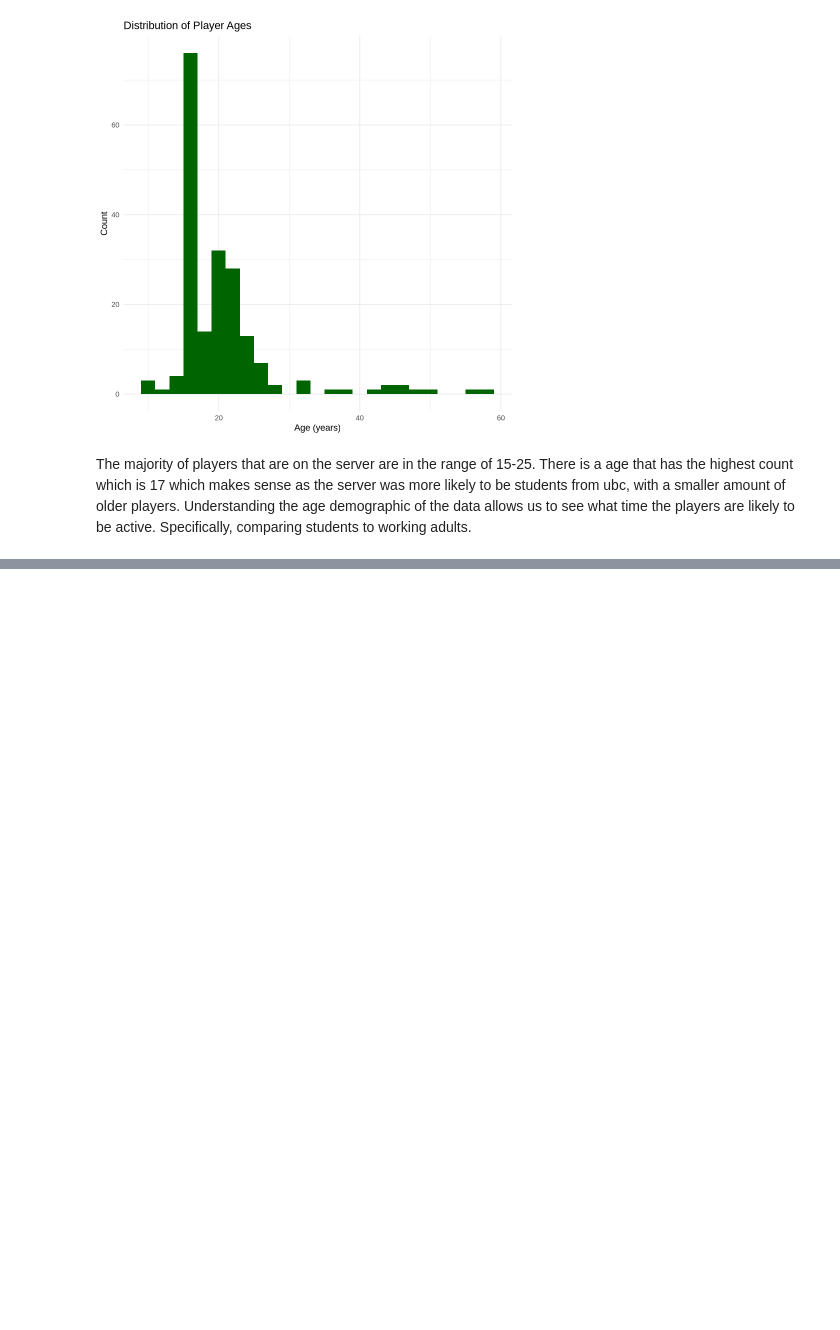
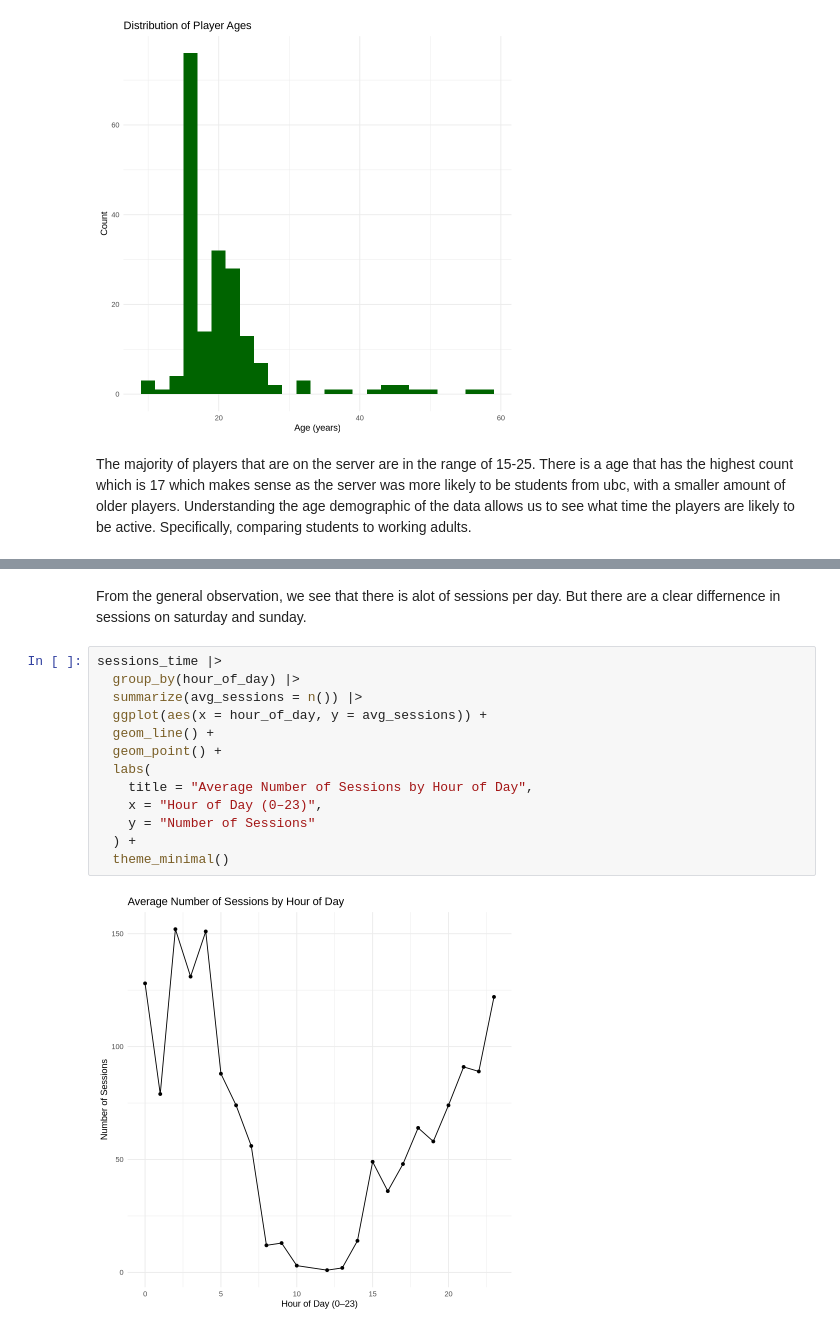
Before and after one commit to gaida123/dsci-100-2025-individual-project-planning, a Jupyter notebook: Project Plan.ipynb, the cells around one changed output, grey strips where cells are left out. Saved outputs shown, nothing was run; the diff lists cells and outputs as text; blank space fills up the shorter version.

```diff
--- a/Project Plan.ipynb
+++ b/Project Plan.ipynb
@@ -250,0 +265,17 @@ A tibble: 1535 × 7
+# %% [markdown]
+From the general observation, we see that there is alot of sessions per day. But there are a clear differnence in sessions on saturday and sunday.
+# %%
+sessions_time |>
+  group_by(hour_of_day) |>
+  summarize(avg_sessions = n()) |>
+  ggplot(aes(x = hour_of_day, y = avg_sessions)) +
+  geom_line() +
+  geom_point() +
+  labs(
+    title = "Average Number of Sessions by Hour of Day",
+    x = "Hour of Day (0–23)",
+    y = "Number of Sessions"
+  ) +
+  theme_minimal()
+# %% [output]
+[figure, added]
```
Also changed, not shown: parts of 1 cell of this notebook.
